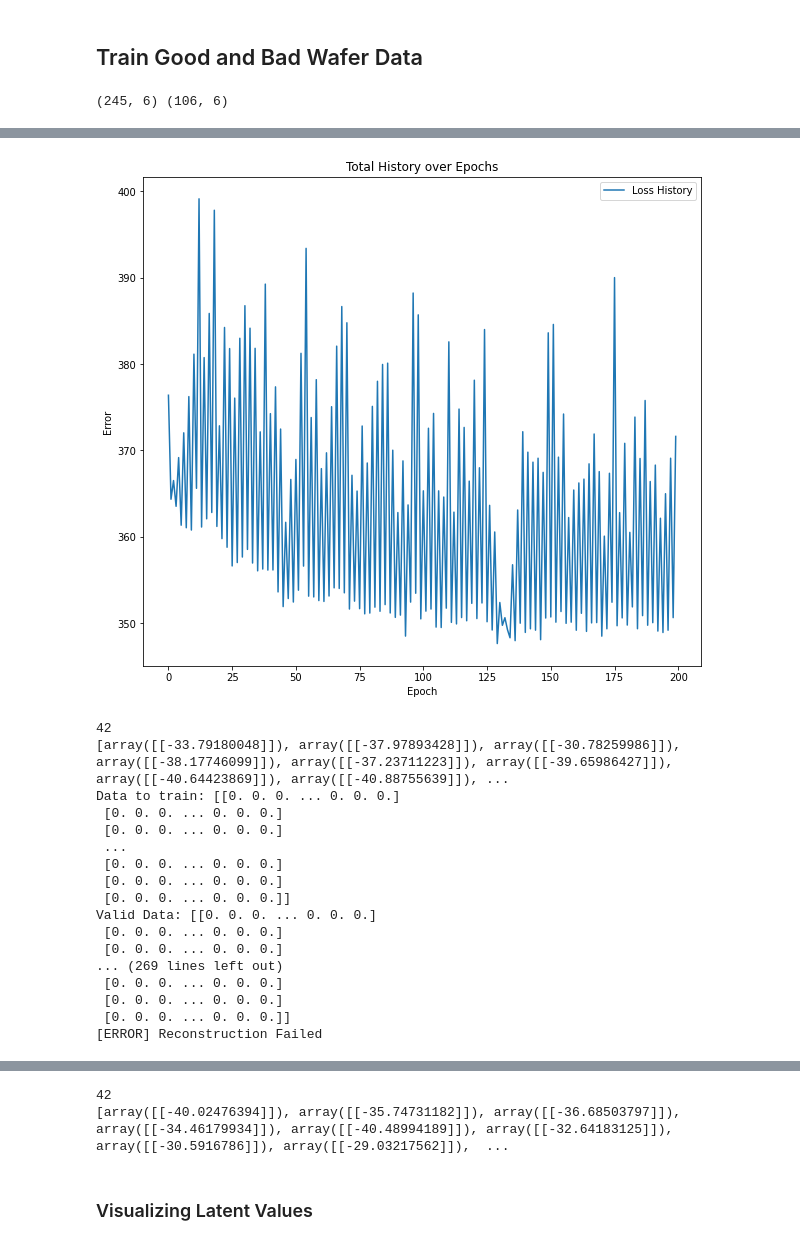
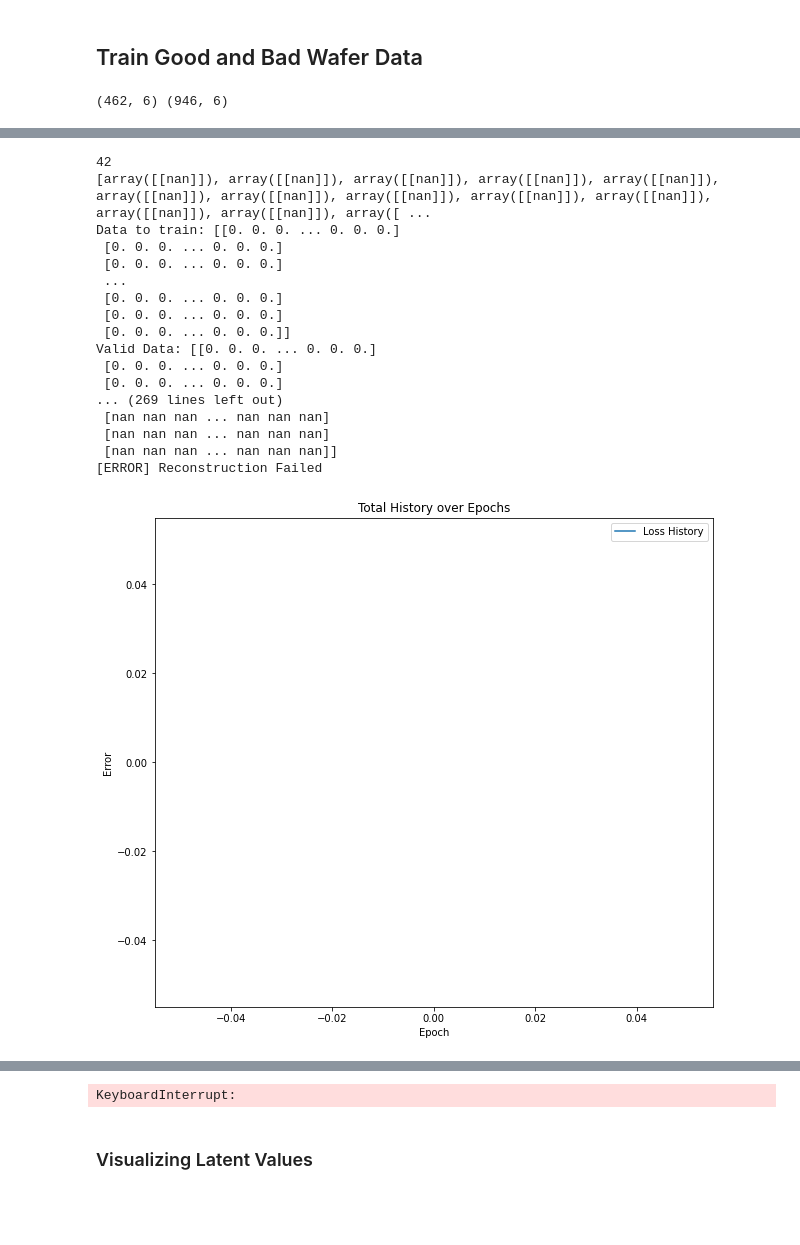
Before and after one commit to Arycast/vae_casp-er, a Jupyter notebook: python/half_valid_VAE.ipynb, the cells around one changed output, grey strips where cells are left out. Saved outputs shown, nothing was run; the diff lists cells and outputs as text; code cells hidden in the pictures; blank space fills up the shorter version.

Commit message:
Increase maximum size for training

```diff
--- a/python/half_valid_VAE.ipynb
+++ b/python/half_valid_VAE.ipynb
@@ -579,7 +579,7 @@ hidden_dims = []
 
 vae = VAE(input_dim=input_dim, hidden_dims=hidden_dims, latent_dim=latent_dim)
 
-max_shape = (40,40)
+max_shape = (50,50)
 target_shape = (32,32)
 train_max_row = 20 # Maximum data for training
 
@@ -617,7 +617,7 @@ mtrx_label_good_wafer = np.stack(maxSize_good_wafer['waferMap'].apply(lambda x:
 mtrx_label_good_wafer[mtrx_label_good_wafer >1] = 1
 base_good_valid = np.array(mtrx_label_good_wafer[0])
 # %% [output]
-(245, 6) (106, 6)
+(462, 6) (946, 6)
 # %%
 # Train the VAE
 epochs = 200
@@ -628,7 +628,7 @@ learning_rate = 0.0001
 latent_val_good = []
 latent_val_bad = []
 
-for i in range(5):
+for i in range(22):
     good_training_step = 21
     bad_training_step = 21
 
@@ -703,18 +703,18 @@ Valid Data: [[0. 0. 0. ... 0. 0. 0.]
+42
+[array([[nan]]), array([[nan]]), array([[nan]]), array([[nan]]), array([[nan]]), array([[nan]]), array([[nan]]), array([[nan]]), array([[nan]]), array([[nan]]), array([[nan]]), array([[nan]]), array([ ...
+Data to train: [[0. 0. 0. ... 0. 0. 0.]
+ [0. 0. 0. ... 0. 0. 0.]
+ [0. 0. 0. ... 0. 0. 0.]
+ ...
+ [0. 0. 0. ... 0. 0. 0.]
+ [0. 0. 0. ... 0. 0. 0.]
+ [0. 0. 0. ... 0. 0. 0.]]
+Valid Data: [[0. 0. 0. ... 0. 0. 0.]
+ [0. 0. 0. ... 0. 0. 0.]
+ [0. 0. 0. ... 0. 0. 0.]
+... (269 lines left out)
+ [nan nan nan ... nan nan nan]
+ [nan nan nan ... nan nan nan]
+ [nan nan nan ... nan nan nan]]
+[ERROR] Reconstruction Failed
-[figure, old version]
+[figure, new version]
-42
-[array([[-33.79180048]]), array([[-37.97893428]]), array([[-30.78259986]]), array([[-38.17746099]]), array([[-37.23711223]]), array([[-39.65986427]]), array([[-40.64423869]]), array([[-40.88755639]]), ...
-Data to train: [[0. 0. 0. ... 0. 0. 0.]
- [0. 0. 0. ... 0. 0. 0.]
- [0. 0. 0. ... 0. 0. 0.]
- ...
- [0. 0. 0. ... 0. 0. 0.]
- [0. 0. 0. ... 0. 0. 0.]
- [0. 0. 0. ... 0. 0. 0.]]
-Valid Data: [[0. 0. 0. ... 0. 0. 0.]
- [0. 0. 0. ... 0. 0. 0.]
- [0. 0. 0. ... 0. 0. 0.]
-... (269 lines left out)
- [0. 0. 0. ... 0. 0. 0.]
- [0. 0. 0. ... 0. 0. 0.]
- [0. 0. 0. ... 0. 0. 0.]]
-[ERROR] Reconstruction Failed
@@ -758,5 +741,4 @@ Valid Data: [[0. 0. 0. ... 0. 0. 0.]
-42
-[array([[-40.02476394]]), array([[-35.74731182]]), array([[-36.68503797]]), array([[-34.46179934]]), array([[-40.48994189]]), array([[-32.64183125]]), array([[-30.5916786]]), array([[-29.03217562]]),  ...
+KeyboardInterrupt:
 # %% [markdown]
 ### Visualizing Latent Values
 # %%
```
Also changed, not shown: parts of 4 cells of this notebook, 15 other files.
